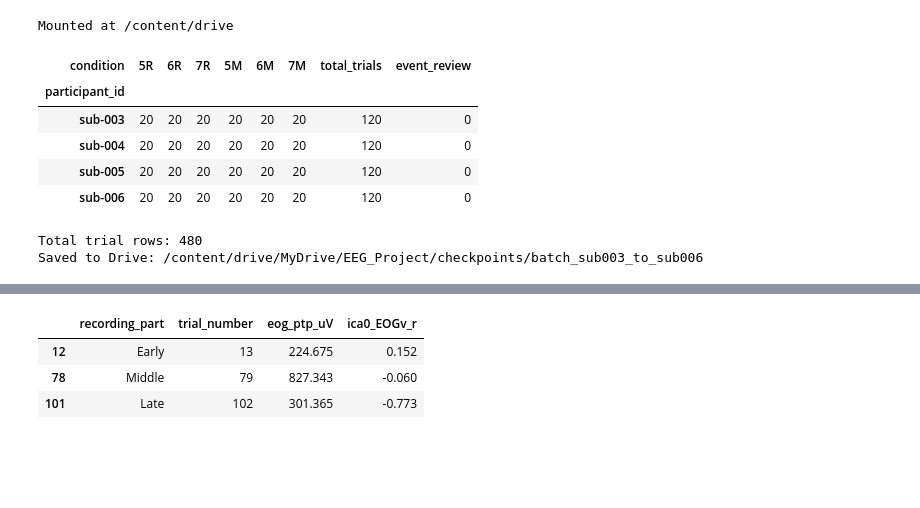
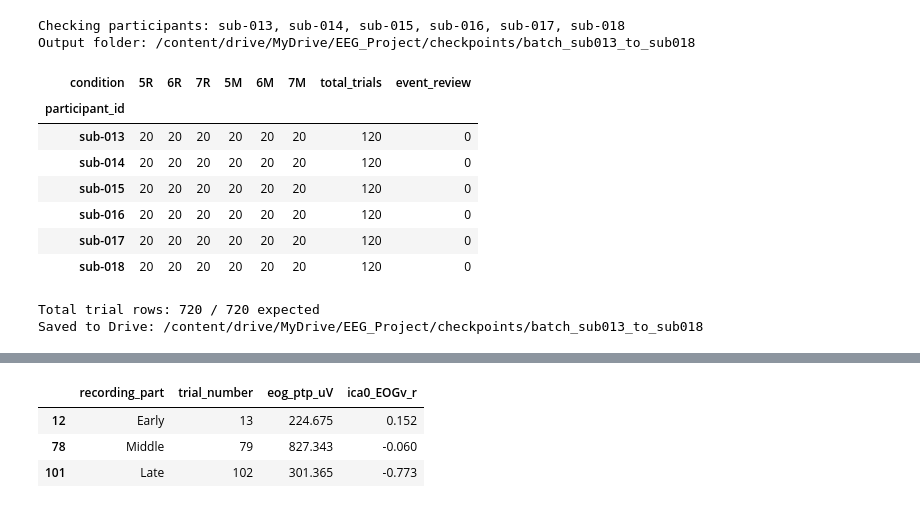
Before and after one commit to EmanAdil122/federated-eeg-working-memory, a Jupyter notebook: notebooks/EEG_Batch_Preprocessing.ipynb, the cells around one changed output, grey strips where cells are left out. Drawn from its saved outputs; the diff is of its cells as text; code cells hidden in the pictures; blank space fills up the shorter version.

```diff
--- a/notebooks/EEG_Batch_Preprocessing.ipynb
+++ b/notebooks/EEG_Batch_Preprocessing.ipynb
@@ -3,6 +35,4 @@
 # %%
-participant_ids = ["sub-003", "sub-004", "sub-005", "sub-006"]
-
 from pathlib import Path
 from urllib.parse import quote
 import xml.etree.ElementTree as ET
@@ -108,20 +271,14 @@ Downloading or checking sub-006...
 # %%
-
-from pathlib import Path
-
 import numpy as np
 import pandas as pd
-from google.colab import drive
 from IPython.display import display
 
-drive.mount("/content/drive")
+# participant_ids, data_dir, and batch_dir come from the Setup cell.
+output_dir = batch_dir
+output_dir.mkdir(parents=True, exist_ok=True)
 
-participant_ids = ["sub-003", "sub-004", "sub-005", "sub-006"]
-data_dir = Path("/content/federated-eeg-working-memory/data")
-output_dir = Path(
-    "/content/drive/MyDrive/EEG_Project/checkpoints/batch_sub003_to_sub006"
-)
-output_dir.mkdir(parents=True, exist_ok=True)
+print("Checking participants:", ", ".join(participant_ids))
+print("Output folder:", output_dir)
 
 conditions = ["5R", "6R", "7R", "5M", "6M", "7M"]
 stage_prefixes = {
@@ -137,7 +294,8 @@ for participant in participant_ids:
     event_files = sorted(eeg_dir.glob("*_events.tsv"))
     if len(event_files) != 1:
         raise ValueError(
-            f"{participant}: expected one events file, found {len(event_files)}."
+            f"{participant}: expected one events file, found {len(event_files)}. "
+            f"Check the Download output. Folder: {eeg_dir}"
         )
 
     events = pd.read_csv(event_files[0], sep="\t")
@@ -153,6 +311,8 @@ for participant in participant_ids:
 
     events = events.sort_values("onset", kind="stable").reset_index(drop=True)
     starts = events.index[events["label"].eq("start of the trial")].tolist()
+    if not starts:
+        raise ValueError(f"{participant}: no trial starts found.")
 
     for trial_number, (start, stop) in enumerate(
         zip(starts, starts[1:] + [len(events)]), start=1
@@ -183,7 +343,9 @@ for participant in participant_ids:
                 stage_conditions.append(label)
 
         distinct_conditions = set(stage_conditions)
-        row["condition"] = stage_conditions[0] if len(distinct_conditions) == 1 else None
+        row["condition"] = (
+            stage_conditions[0] if len(distinct_conditions) == 1 else None
+        )
         if len(distinct_conditions) > 1:
             issues.append("condition_mismatch")
 
@@ -195,43 +357,44 @@ for participant in participant_ids:
             row["delay_duration_seconds"] = probe - delay
         else:
             row["delay_duration_seconds"] = np.nan
 
         row["event_status"] = "REVIEW" if issues else "PASS"
         row["event_issues"] = "; ".join(issues)
         rows.append(row)
 
-if not rows:
-    raise ValueError("No trial starts found in the four event files.")
-
 trials = pd.DataFrame(rows)
 summary = pd.crosstab(trials["participant_id"], trials["condition"]).reindex(
     index=participant_ids, columns=conditions, fill_value=0
 )
 summary["total_trials"] = (
     trials.groupby("participant_id").size().reindex(participant_ids, fill_value=0)
 )
 summary["event_review"] = (
-    trials["event_status"].eq("REVIEW").groupby(trials["participant_id"])
-    .sum().reindex(participant_ids, fill_value=0)
+    trials["event_status"].eq("REVIEW")
+    .groupby(trials["participant_id"]).sum()
+    .reindex(participant_ids, fill_value=0)
 )
 
 trials.to_csv(output_dir / "batch_trial_table.csv", index=False)
 summary.to_csv(output_dir / "batch_event_summary.csv")
 
 display(summary)
 review = trials.loc[trials["event_status"].eq("REVIEW")]
 if not review.empty:
     display(review[["participant_id", "trial_number", "condition", "event_issues"]])
 
-print("Total trial rows:", len(trials))
+print(f"Total trial rows: {len(trials)} / {expected_trials} expected")
 print("Saved to Drive:", output_dir)
 # %% [output]
-Mounted at /content/drive
+Checking participants: sub-013, sub-014, sub-015, sub-016, sub-017, sub-018
+Output folder: /content/drive/MyDrive/EEG_Project/checkpoints/batch_sub013_to_sub018
 | condition | 5R | 6R | 7R | 5M | 6M | 7M | total_trials | event_review |
 | participant_id |  |  |  |  |  |  |  |  |
-| sub-003 | 20 | 20 | 20 | 20 | 20 | 20 | 120 | 0 |
-| sub-004 | 20 | 20 | 20 | 20 | 20 | 20 | 120 | 0 |
-| sub-005 | 20 | 20 | 20 | 20 | 20 | 20 | 120 | 0 |
-| sub-006 | 20 | 20 | 20 | 20 | 20 | 20 | 120 | 0 |
+| sub-013 | 20 | 20 | 20 | 20 | 20 | 20 | 120 | 0 |
+| sub-014 | 20 | 20 | 20 | 20 | 20 | 20 | 120 | 0 |
+| sub-015 | 20 | 20 | 20 | 20 | 20 | 20 | 120 | 0 |
+| sub-016 | 20 | 20 | 20 | 20 | 20 | 20 | 120 | 0 |
+| sub-017 | 20 | 20 | 20 | 20 | 20 | 20 | 120 | 0 |
+| sub-018 | 20 | 20 | 20 | 20 | 20 | 20 | 120 | 0 |
-Total trial rows: 480
-Saved to Drive: /content/drive/MyDrive/EEG_Project/checkpoints/batch_sub003_to_sub006
+Total trial rows: 720 / 720 expected
+Saved to Drive: /content/drive/MyDrive/EEG_Project/checkpoints/batch_sub013_to_sub018
```
Also changed, not shown: parts of 12 cells of this notebook.
